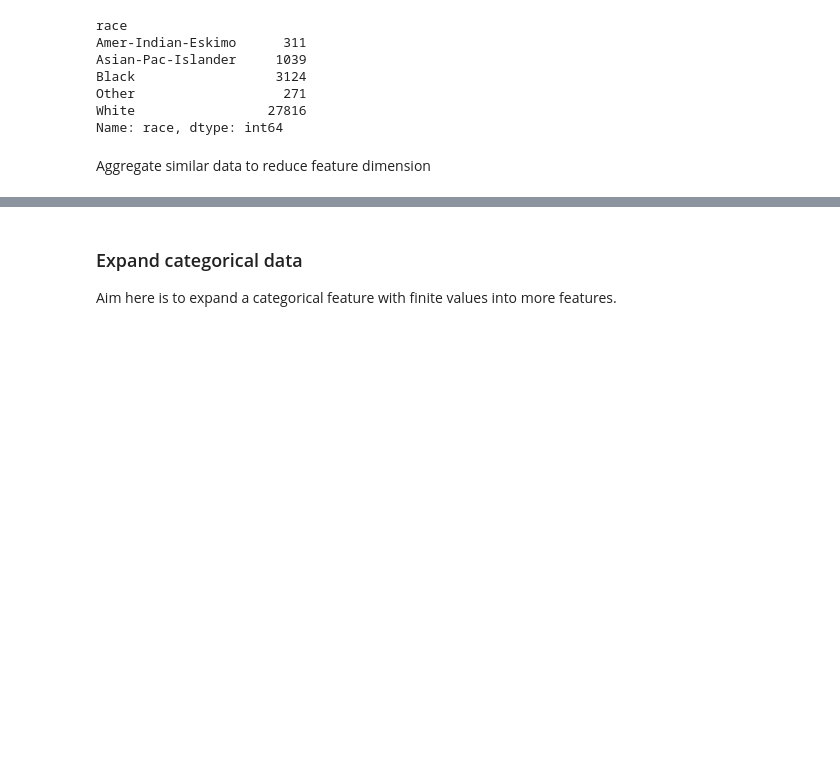
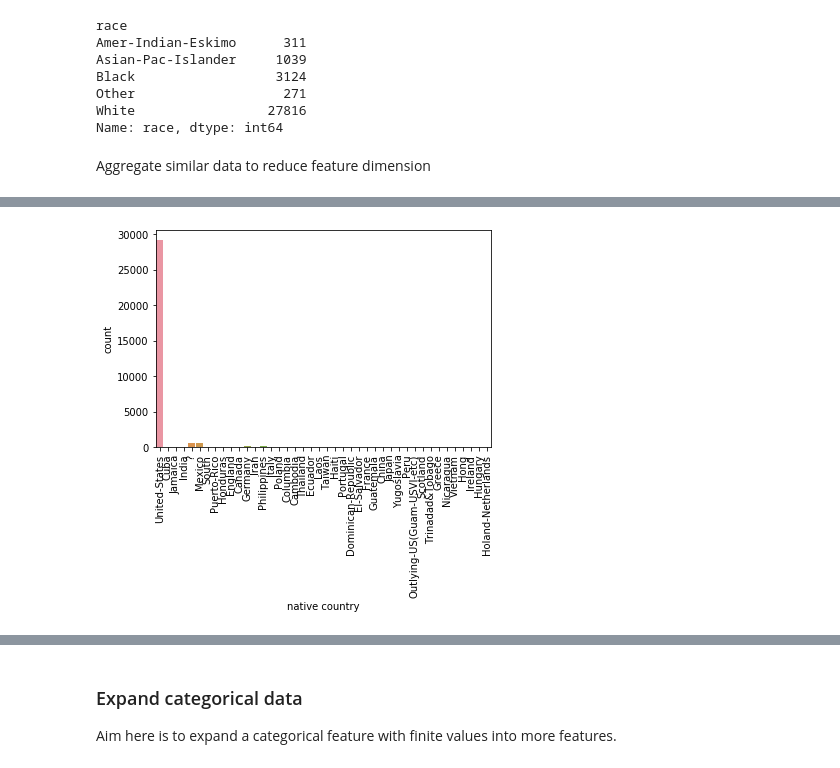
Before and after one commit to giacomo-montibeller/from-0-to-ml, a Jupyter notebook: data/from_0_to_ml.ipynb, the cells around one changed output, grey strips where cells are left out. Drawn from its saved outputs; the diff is of its cells as text; code cells hidden in the pictures; blank space fills up the shorter version.

```diff
--- a/data/from_0_to_ml.ipynb
+++ b/data/from_0_to_ml.ipynb
@@ -85,0 +141,6 @@ array(['gov', 'self', 'private', 'other'], dtype=object)
+# %%
+sns.countplot(x="native country", data=dataset)
+plt.xticks(rotation=90)
+plt.show()
+# %% [output]
+[figure, added]
```
Also changed, not shown: parts of 26 cells of this notebook.
